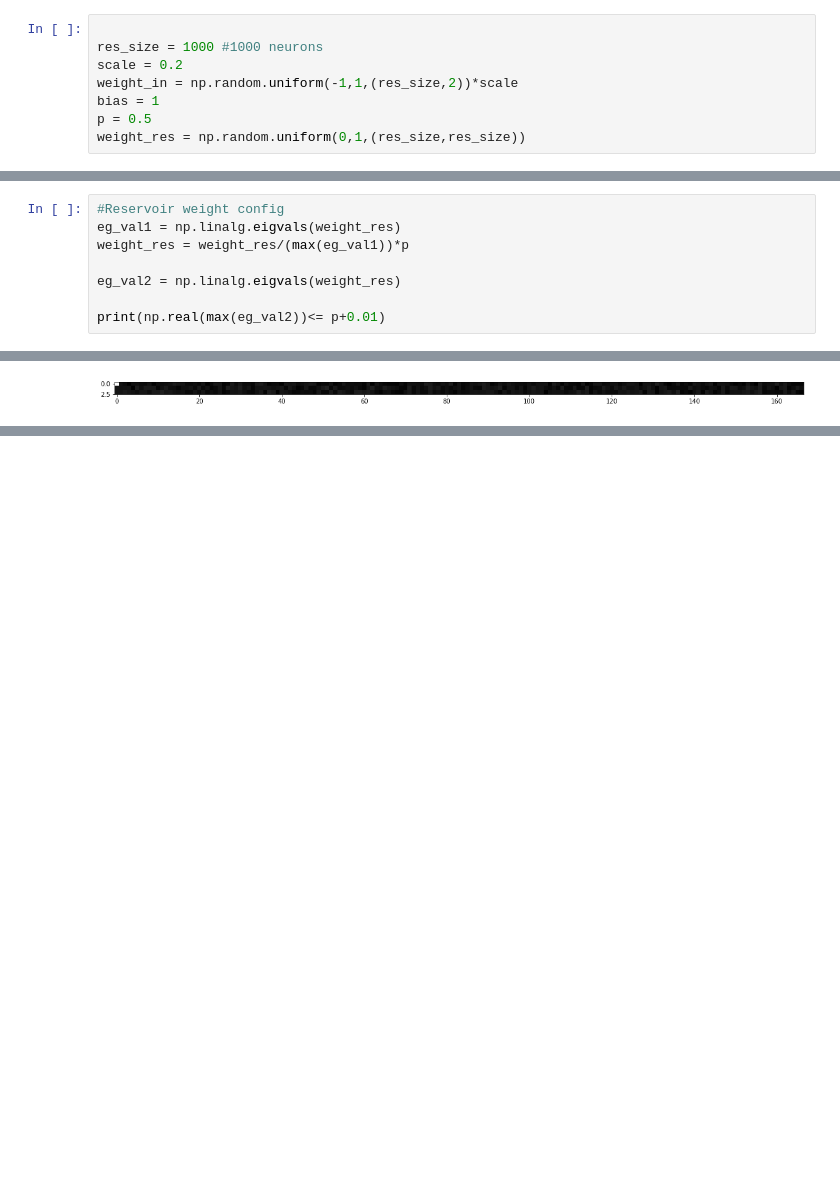
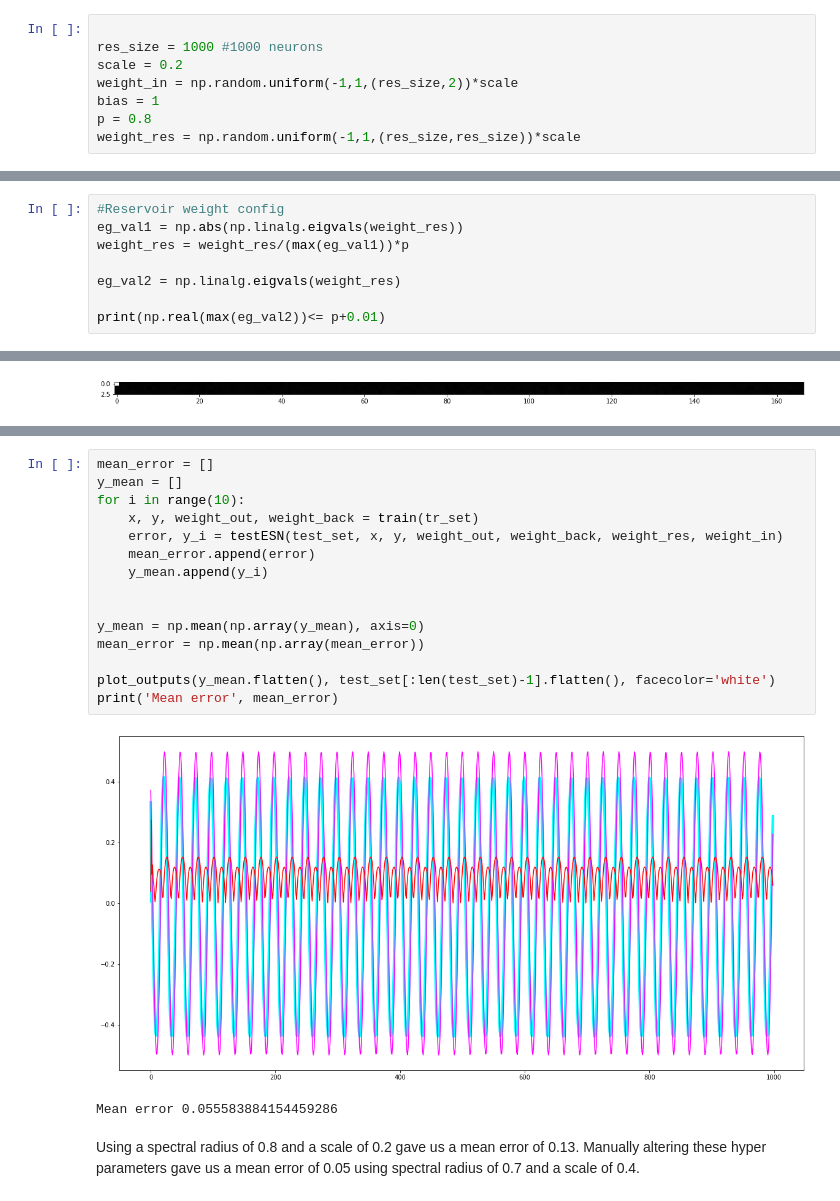
Before and after one commit to maxlengdell/D7041E, a Jupyter notebook: Labs/Lab3.ipynb, the cells around one changed output, grey strips where cells are left out. Saved outputs shown, nothing was run; the diff lists cells and outputs as text; blank space fills up the shorter version.

```diff
--- a/Labs/Lab3.ipynb
+++ b/Labs/Lab3.ipynb
@@ -116,14 +86,14 @@ res_size = 1000 #1000 neurons
 scale = 0.2
 weight_in = np.random.uniform(-1,1,(res_size,2))*scale
 bias = 1
-p = 0.5
-weight_res = np.random.uniform(0,1,(res_size,res_size))
+p = 0.8
+weight_res = np.random.uniform(-1,1,(res_size,res_size))*scale
 # %%
 def tanh(x):
     return np.tanh(x).real
 # %%
 #Reservoir weight config
-eg_val1 = np.linalg.eigvals(weight_res)
+eg_val1 = np.abs(np.linalg.eigvals(weight_res))
 weight_res = weight_res/(max(eg_val1))*p
 
 eg_val2 = np.linalg.eigvals(weight_res)
@@ -237,0 +193,20 @@ plot_outputs(np.array(y_target_tot), np.array(y_tot), facecolor='white')
+# %%
+mean_error = []
+y_mean = []
+for i in range(10):
+    x, y, weight_out, weight_back = train(tr_set)
+    error, y_i = testESN(test_set, x, y, weight_out, weight_back, weight_res, weight_in)
+    mean_error.append(error)
+    y_mean.append(y_i)
+
+
+y_mean = np.mean(np.array(y_mean), axis=0)
+mean_error = np.mean(np.array(mean_error))
+
+plot_outputs(y_mean.flatten(), test_set[:len(test_set)-1].flatten(), facecolor='white')
+print('Mean error', mean_error)
+# %% [output]
+[figure, added]
+Mean error 0.055583884154459286
+# %% [markdown]
+Using a spectral radius of 0.8 and a scale of 0.2 gave us a mean error of 0.13. Manually altering these hyper parameters gave us a mean error of 0.05 using spectral radius of 0.7 and a scale of 0.4.
```
Also changed, not shown: parts of 7 cells of this notebook, 2 other files.
